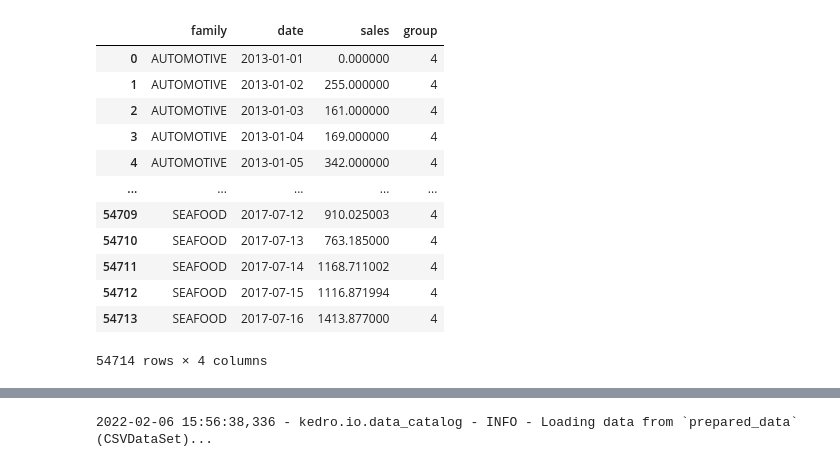
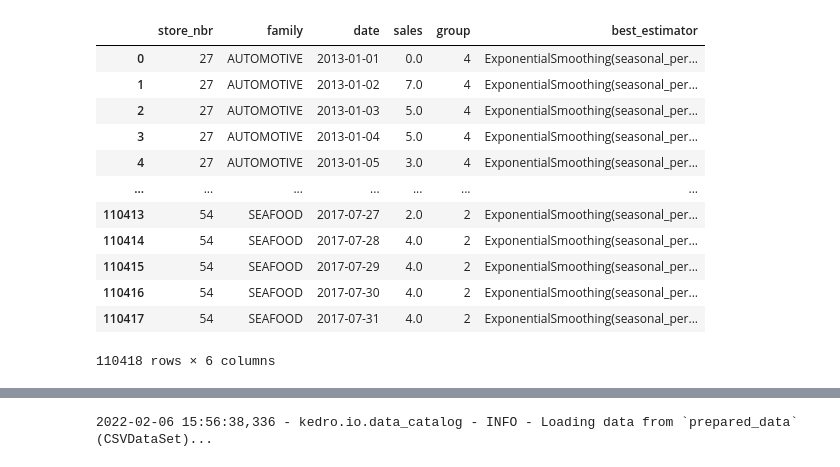
Before and after one commit to matheusfsa/time_series_kedro, a Jupyter notebook: notebooks/training.ipynb, the cells around one changed output, grey strips where cells are left out. Drawn from its saved outputs; the diff is of its cells as text; code cells hidden in the pictures.

Commit message:
training pipeline

```diff
--- a/notebooks/training.ipynb
+++ b/notebooks/training.ipynb
@@ -20,16 +20,18 @@ master_table = catalog.load("master_table")
-# %%
-train_data
-# %% [output]
-|  | family | date | sales | group |
-| 0 | AUTOMOTIVE | 2013-01-01 | 0.000000 | 4 |
-| 1 | AUTOMOTIVE | 2013-01-02 | 255.000000 | 4 |
-| 2 | AUTOMOTIVE | 2013-01-03 | 161.000000 | 4 |
-| 3 | AUTOMOTIVE | 2013-01-04 | 169.000000 | 4 |
-| 4 | AUTOMOTIVE | 2013-01-05 | 342.000000 | 4 |
-| ... | ... | ... | ... | ... |
-| 54709 | SEAFOOD | 2017-07-12 | 910.025003 | 4 |
-| 54710 | SEAFOOD | 2017-07-13 | 763.185000 | 4 |
-| 54711 | SEAFOOD | 2017-07-14 | 1168.711002 | 4 |
-| 54712 | SEAFOOD | 2017-07-15 | 1116.871994 | 4 |
-| 54713 | SEAFOOD | 2017-07-16 | 1413.877000 | 4 |
-54714 rows × 4 columns
+# %%
+import pandas as pd
+train_data = pd.merge(train_data, best_estimators, on=['store_nbr', 'family'])
+train_data
+# %% [output]
+|  | store_nbr | family | date | sales | group | best_estimator |
+| 0 | 27 | AUTOMOTIVE | 2013-01-01 | 0.0 | 4 | ExponentialSmoothing(seasonal_per... |
+| 1 | 27 | AUTOMOTIVE | 2013-01-02 | 7.0 | 4 | ExponentialSmoothing(seasonal_per... |
+| 2 | 27 | AUTOMOTIVE | 2013-01-03 | 5.0 | 4 | ExponentialSmoothing(seasonal_per... |
+| 3 | 27 | AUTOMOTIVE | 2013-01-04 | 5.0 | 4 | ExponentialSmoothing(seasonal_per... |
+| 4 | 27 | AUTOMOTIVE | 2013-01-05 | 3.0 | 4 | ExponentialSmoothing(seasonal_per... |
+| ... | ... | ... | ... | ... | ... | ... |
+| 110413 | 54 | SEAFOOD | 2017-07-27 | 2.0 | 2 | ExponentialSmoothing(seasonal_per... |
+| 110414 | 54 | SEAFOOD | 2017-07-28 | 4.0 | 2 | ExponentialSmoothing(seasonal_per... |
+| 110415 | 54 | SEAFOOD | 2017-07-29 | 4.0 | 2 | ExponentialSmoothing(seasonal_per... |
+| 110416 | 54 | SEAFOOD | 2017-07-30 | 4.0 | 2 | ExponentialSmoothing(seasonal_per... |
+| 110417 | 54 | SEAFOOD | 2017-07-31 | 4.0 | 2 | ExponentialSmoothing(seasonal_per... |
+110418 rows × 6 columns
```
Also changed, not shown: parts of 3 cells of this notebook, 10 other files.
